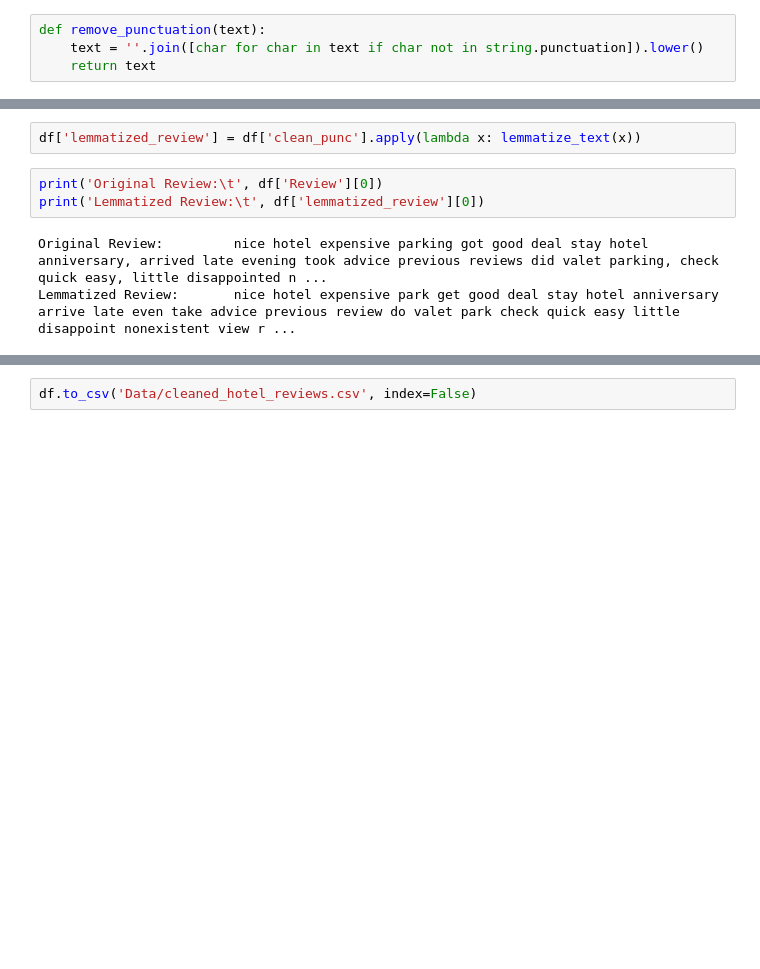
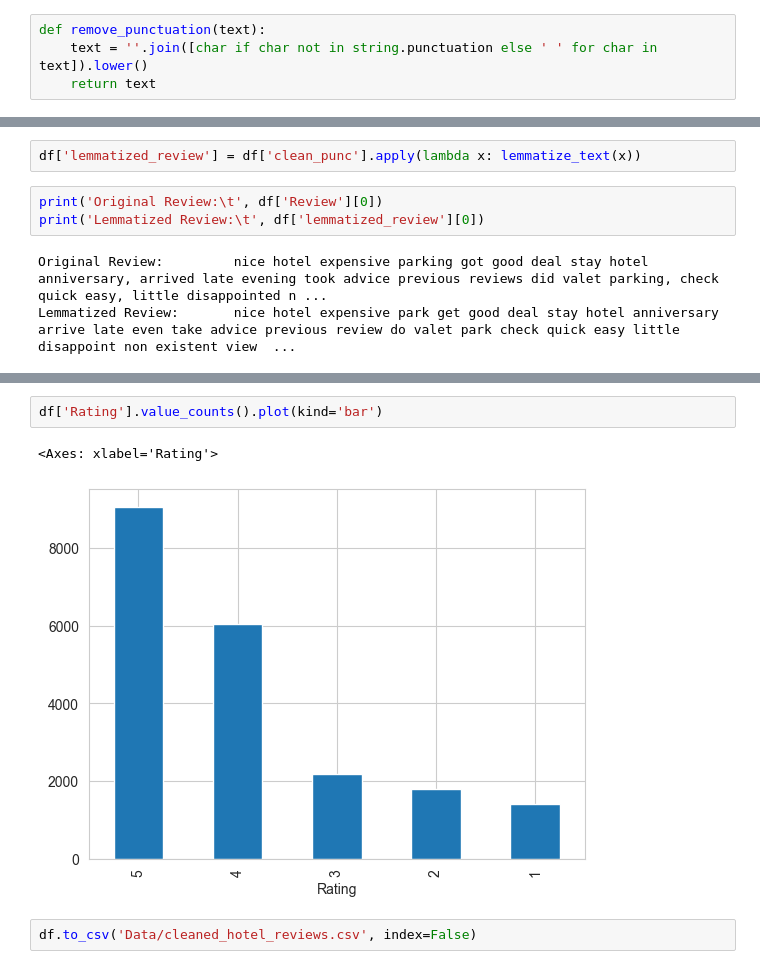
Before and after one commit to mausneg/Aspect-Based-Sentiment-Analysis-Hotel-Review, a Jupyter notebook: preprosessing.ipynb, the cells around one changed output, grey strips where cells are left out. Saved outputs shown, nothing was run; the diff lists cells and outputs as text; blank space fills up the shorter version.

```diff
--- a/preprosessing.ipynb
+++ b/preprosessing.ipynb
@@ -64,7 +61,7 @@ def create_label(rating):
         return 'neutral'
 # %%
 def remove_punctuation(text):
-    text = ''.join([char for char in text if char not in string.punctuation]).lower()
+    text = ''.join([char if char not in string.punctuation else ' ' for char in text]).lower()
     return text
 # %%
 df['label'] = df['Rating'].apply(lambda x: create_label(x))
@@ -104,7 +101,7 @@ print('Original Review:\t', df['Review'][0])
 print('Lemmatized Review:\t', df['lemmatized_review'][0])
 # %% [output]
 Original Review:         nice hotel expensive parking got good deal stay hotel anniversary, arrived late evening took advice previous reviews did valet parking, check quick easy, little disappointed n ...
-Lemmatized Review:       nice hotel expensive park get good deal stay hotel anniversary arrive late even take advice previous review do valet park check quick easy little disappoint nonexistent view r ...
+Lemmatized Review:       nice hotel expensive park get good deal stay hotel anniversary arrive late even take advice previous review do valet park check quick easy little disappoint non existent view  ...
 # %%
 df.head()
 # %% [output]
@@ -114,5 +111,10 @@ df.head()
 | 2 | nice rooms not 4* experience hote... | 3 | neutral | nice rooms not 4 experience hotel... | nice room not 4 experience hotel ... |
 | 3 | unique, great stay, wonderful tim... | 5 | positive | unique great stay wonderful time ... | unique great stay wonderful time ... |
 | 4 | great stay great stay, went seaha... | 5 | positive | great stay great stay went seahaw... | great stay great stay go seahawk ... |
+# %%
+df['Rating'].value_counts().plot(kind='bar')
+# %% [output]
+<Axes: xlabel='Rating'>
+[figure, added]
 # %%
 df.to_csv('Data/cleaned_hotel_reviews.csv', index=False)
```
Also changed, not shown: parts of 1 cell of this notebook, 4 other files.
